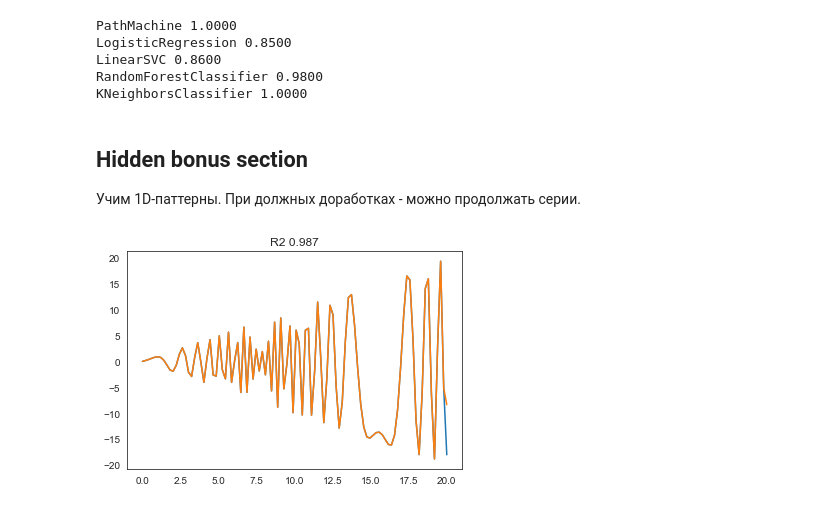
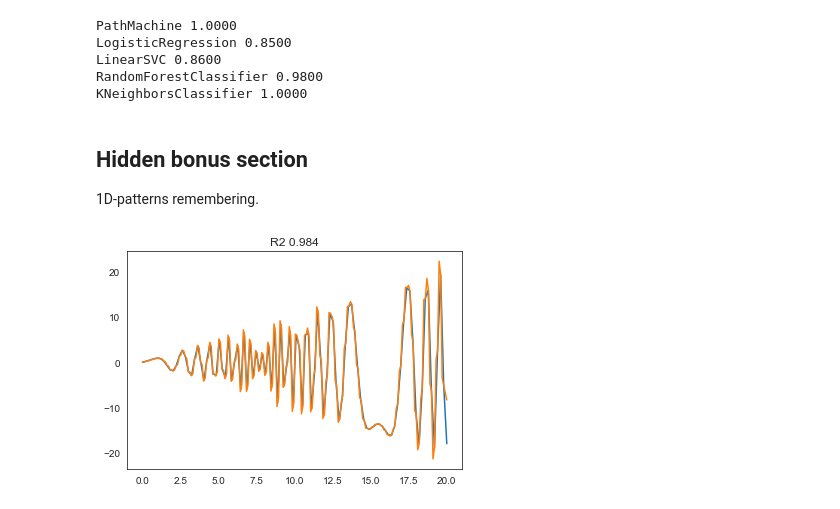
Before and after one commit to timeseries-ru/PathMachine, a Jupyter notebook: path_machine.ipynb, the cells around one changed output. Cells and saved outputs as stored; diff of their text form; code cells hidden in the pictures.

```diff
--- a/path_machine.ipynb
+++ b/path_machine.ipynb
@@ -409,4 +409,4 @@ RandomForestClassifier 0.9800
 KNeighborsClassifier 1.0000
 # %% [markdown]
 ## Hidden bonus section
-Учим 1D-паттерны. При должных доработках - можно продолжать серии.
+1D-patterns remembering.
@@ -419,12 +415,14 @@ weird_norm = lambda vector: absolute_norm(vector) + squared_norm(vector)
 # %%
 space = np.linspace(0, 20, 100)
 X = space.reshape(-1, 1)
 y = np.sin(space**2 + 1) * space
 
-prediction = PathMachine(weird_norm).fit(X, y).predict(X)
+prediction = PathMachine(weird_norm).fit(X, y).predict(
+    np.linspace(0, 20, 200).reshape(-1, 1)
+)
 
 plt.plot(space, y);
-plt.plot(space, prediction);
-plt.title("R2 %.3f" % r2_score(y, prediction));
+plt.plot(np.linspace(0, 20, 200), prediction);
+plt.title("R2 %.3f" % r2_score(y, prediction[1::2]));
 # %% [output]
-[figure, old version]
+[figure, new version]
```
Also changed, not shown: parts of 6 cells of this notebook.
